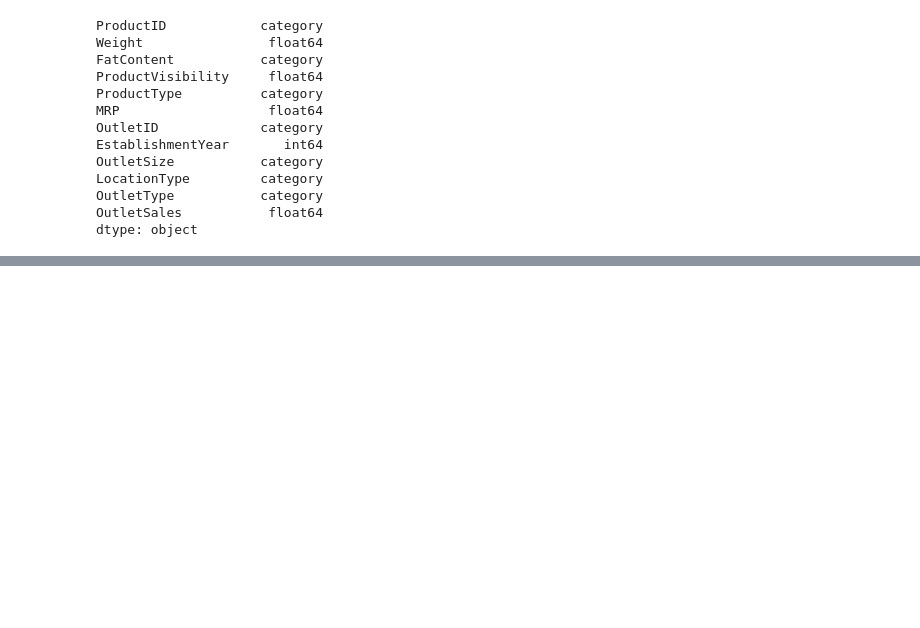
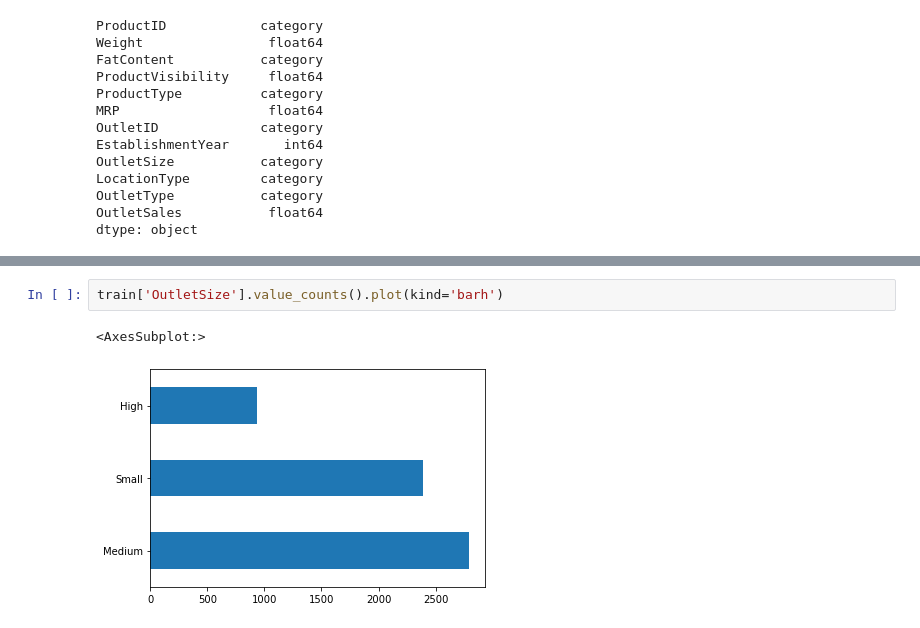
Before and after one commit to rafal-mokrzycki/Big-Mart-Sales, a Jupyter notebook: big_mart_sales_analysis.ipynb, the cells around one changed output, grey strips where cells are left out. Cells and saved outputs as stored; diff of their text form; blank space fills up the shorter version.

```diff
--- a/big_mart_sales_analysis.ipynb
+++ b/big_mart_sales_analysis.ipynb
@@ -108,0 +127,5 @@ dtype: object
+# %%
+train['OutletSize'].value_counts().plot(kind='barh')
+# %% [output]
+<AxesSubplot:>
+[figure, added]
```
Also changed, not shown: parts of 12 cells of this notebook.
